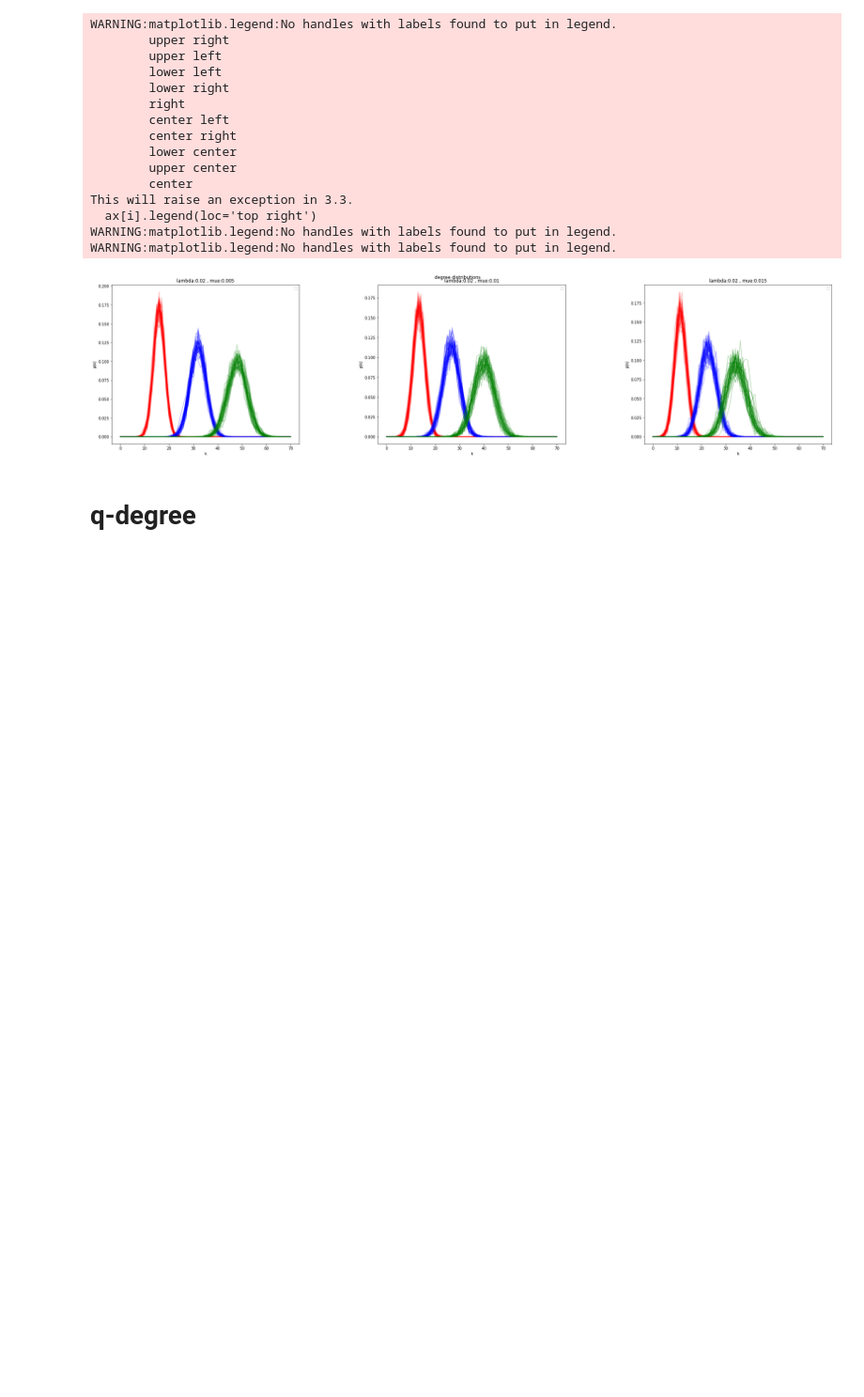
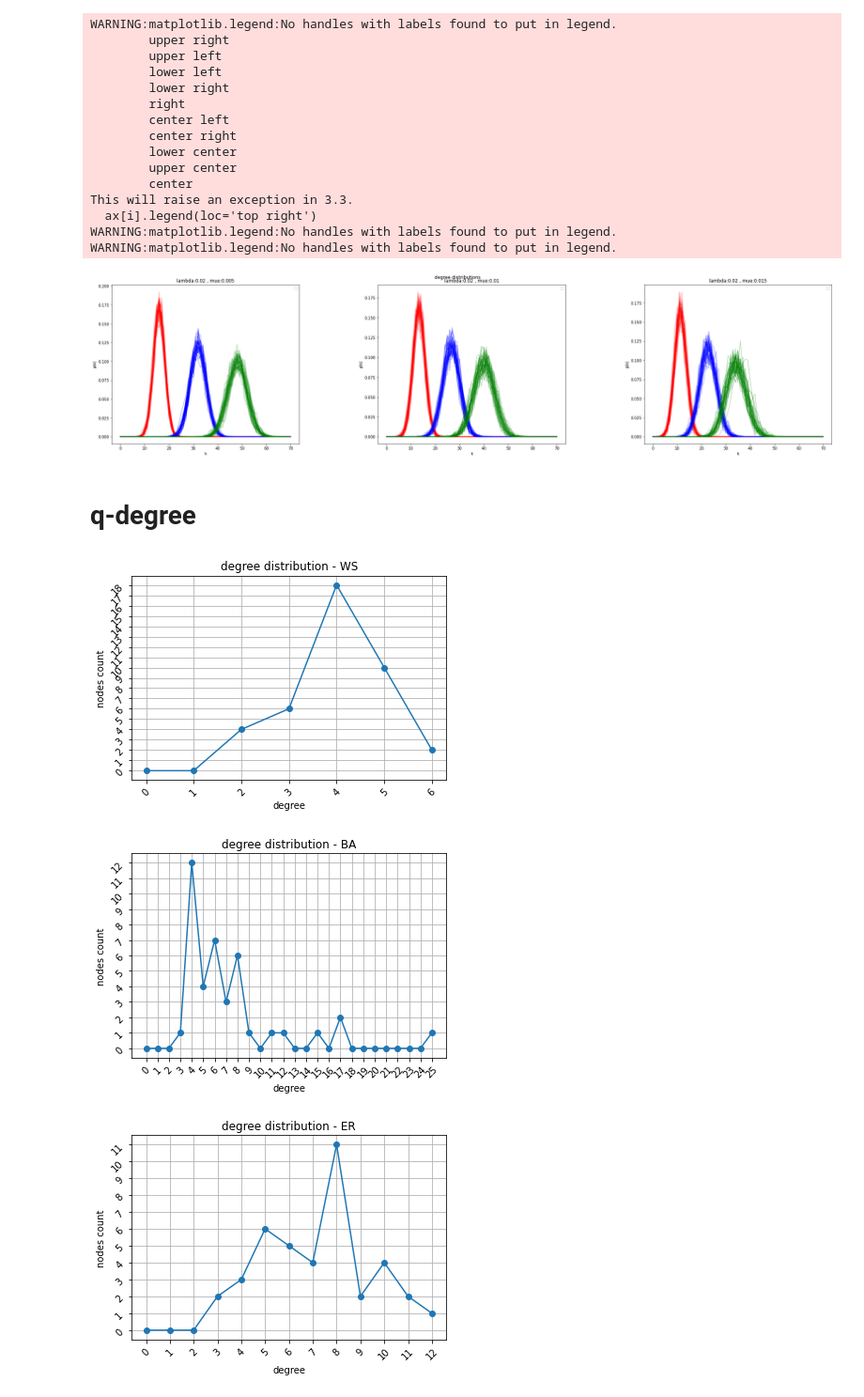
Before and after one commit to MJSahebnasi/Thesis-temporal-network-platform, a Jupyter notebook: thesis_main.ipynb, the cells around one changed output. Shown at 94% size. Drawn from its saved outputs; the diff is of its cells as text; code cells hidden in the pictures; blank space fills up the shorter version.

```diff
--- a/thesis_main.ipynb
+++ b/thesis_main.ipynb
@@ -1165,3 +1168,22 @@ WARNING:matplotlib.legend:No handles with labels found to put in legend.
 [figure]
 # %% [markdown]
 # q-degree
+# %%
+n_q = 40
+k_q = 4
+p_ws_q = 0.2
+G_WS_q = nx.watts_strogatz_graph(n_q, k_q, p_ws_q)    # small-world
+
+m_q = 4
+G_BA_q = nx.barabasi_albert_graph(n_q, m_q)           # scale-free
+
+p_er_q = 0.2
+G_ER_q = nx.erdos_renyi_graph(n_q, p_er_q)            # random
+# %%
+plot_degree_distribution(G_WS_q, 'WS')
+plot_degree_distribution(G_BA_q, 'BA')
+plot_degree_distribution(G_ER_q, 'ER')
+# %% [output]
+[figure, added]
+[figure, added]
+[figure, added]
```
Also changed, not shown: parts of 2 cells of this notebook.
